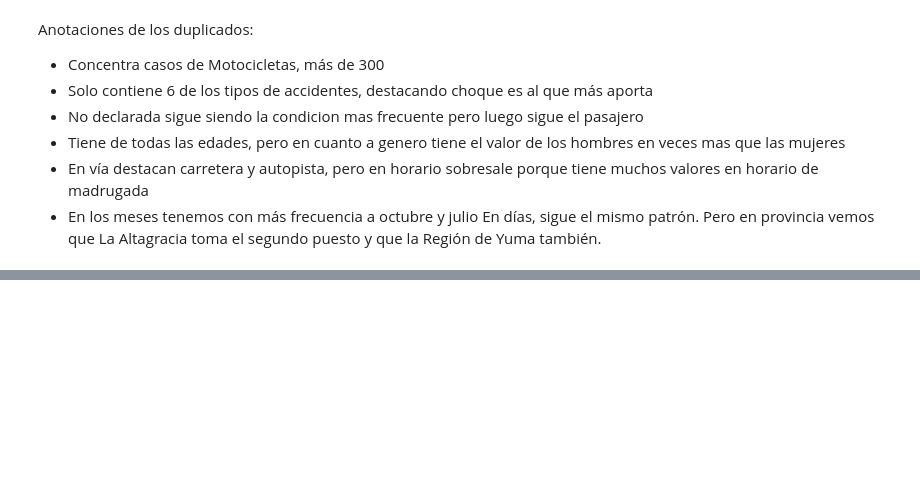
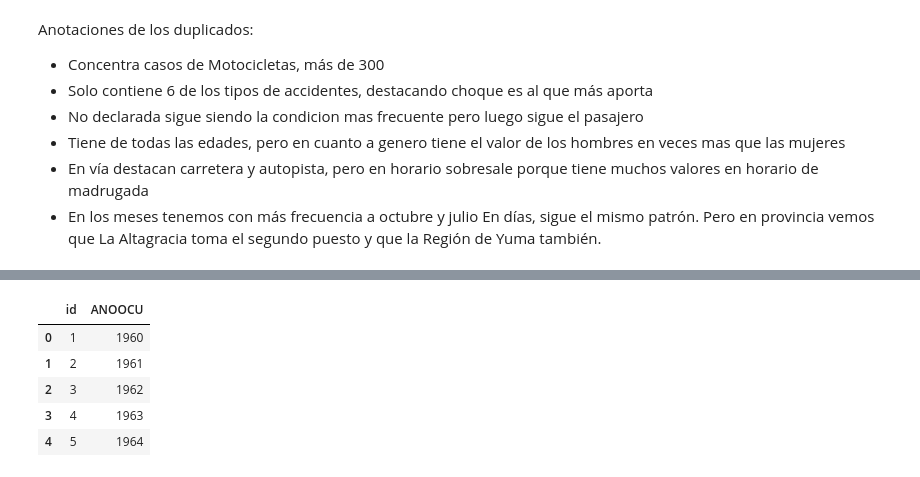
Before and after one commit to ngcarvajall/Accidentes_mortales_RD, a Jupyter notebook: Notebooks/Defunciones_v2.ipynb, the cells around one changed output, grey strips where cells are left out. Drawn from its saved outputs; the diff is of its cells as text; code cells hidden in the pictures; blank space fills up the shorter version.

```diff
--- a/Notebooks/Defunciones_v2.ipynb
+++ b/Notebooks/Defunciones_v2.ipynb
@@ -989,0 +1004,17 @@ En días, sigue el mismo patrón. Pero en provincia vemos que La Altagracia toma
+# %%
+df_poblacion = df_poblacion.iloc[:,:1]
+# %%
+df_poblacion.reset_index(inplace=True)
+# %%
+df_poblacion.columns =['id', 'ANOOCU']
+# %%
+df_poblacion['id'] = df_poblacion['id'].apply(lambda x: x+1)
+# %%
+df_poblacion.head()
+# %% [output]
+|  | id | ANOOCU |
+| 0 | 1 | 1960 |
+| 1 | 2 | 1961 |
+| 2 | 3 | 1962 |
+| 3 | 4 | 1963 |
+| 4 | 5 | 1964 |
```
Also changed, not shown: parts of 11 cells of this notebook, 13 other files.
